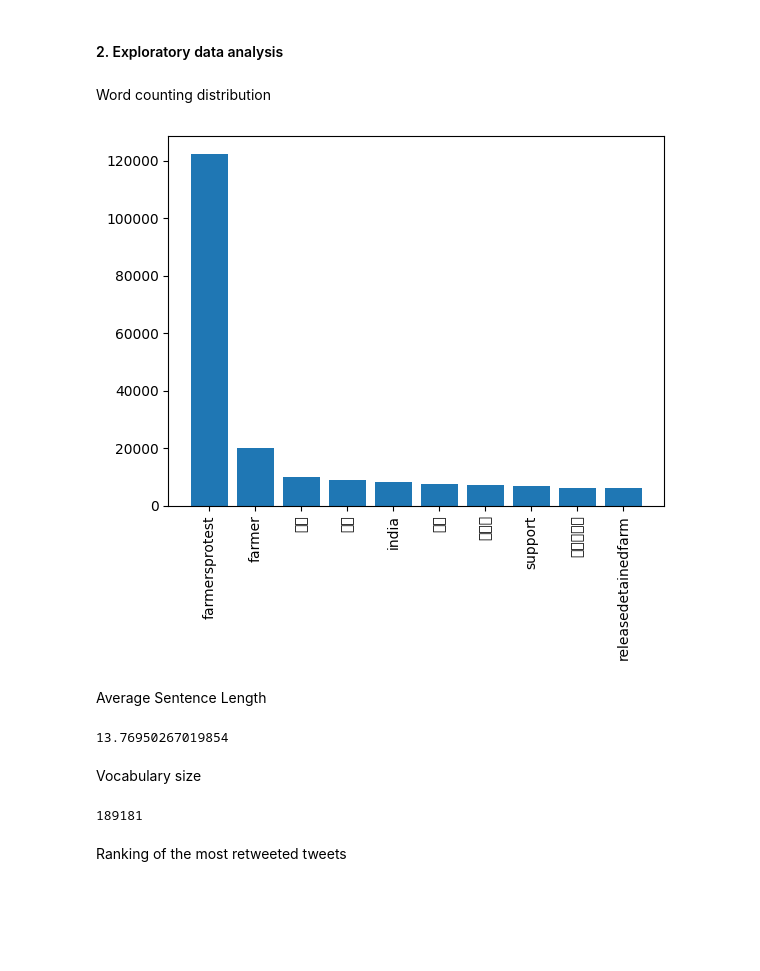
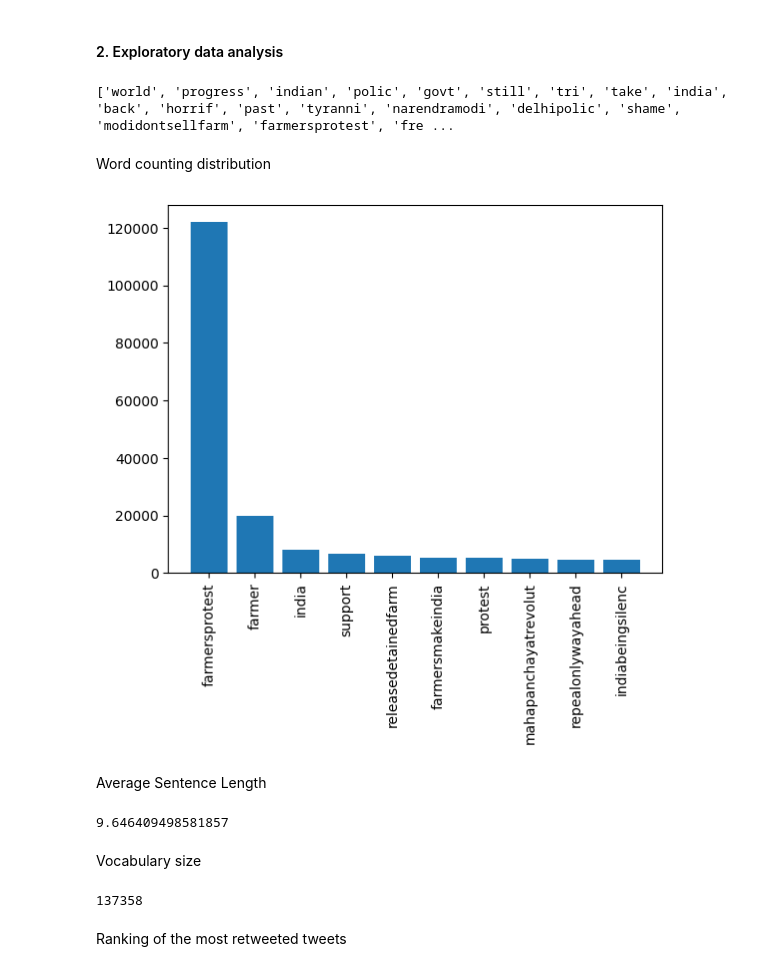
Before and after one commit to albayerga/G_102_6, a Jupyter notebook: part1.ipynb, the cells around one changed output. Drawn from its saved outputs; the diff is of its cells as text; code cells hidden in the pictures; blank space fills up the shorter version.

```diff
--- a/part1.ipynb
+++ b/part1.ipynb
@@ -114,13 +82,15 @@ terms = build_terms("hello my #name is @john. I am a student, #student 😀")
 print(terms)
 # %% [output]
 ['hello', 'name', 'john', 'student', 'student']
-# %%
-def preprocess_document(lines):
-    preprocessed_tweets = []
-    for i in range(len(lines)):
-       twt_content = lines.iloc[i]['content']
-       content_processed = build_terms(twt_content)
-       preprocessed_tweets.append(content_processed)
-    return preprocessed_tweets
+# %%
+# input: dataset of tweets, output: preprocessed dataset of tweets
+# for each tweet content - build terms
+# add a new column for hashtags
+def preprocess_document(tweets):
+    preprocessed_document = tweets.copy() # copy to avoid modifying the original dataset
+    preprocessed_document['Tweet'] = preprocessed_document['Tweet'].apply(build_terms) # build terms for each tweet
+    # order columns like Tweet | Date | Hashtags| Likes | Retweets | Url
+    preprocessed_document = preprocessed_document[['Tweet', 'Date', 'Hashtags', 'Likes', 'Retweets', 'Url']]
+    return preprocessed_document
 # %%
 processed_tweets = preprocess_document(data_tweets)
@@ -127,5 +105,18 @@ processed_tweets = preprocess_document(data_tweets)
 # %% [markdown]
 #### 2. Exploratory data analysis
+# %%
+# input: dataset of tweets with the column 'Tweet' containing the preprocessed tweets
+# output: list of lists of terms
+def preprocess_tweets(lines):
+      terms = []
+      for line in lines:
+         terms.append(line)
+      return terms
+# %%
+all_tweets_in_terms = preprocess_tweets(processed_tweets['Tweet'])
+print(all_tweets_in_terms[0])
+# %% [output]
+['world', 'progress', 'indian', 'polic', 'govt', 'still', 'tri', 'take', 'india', 'back', 'horrif', 'past', 'tyranni', 'narendramodi', 'delhipolic', 'shame', 'modidontsellfarm', 'farmersprotest', 'fre ...
 # %% [markdown]
 Word counting distribution
 # %%
@@ -139,9 +130,9 @@ def word_count_distribution(processed_tweets):
     plt.xticks(rotation=90)
     plt.show()
 # %%
-word_count_distribution(processed_tweets)
+word_count_distribution(all_tweets_in_terms)
 # %% [output]
-[figure, old version]
+[figure, new version]
 # %% [markdown]
 Average Sentence Length
 # %%
@@ -149,9 +140,9 @@ def average_sentence_length(processed_tweets):
     lengths = [len(tweet) for tweet in processed_tweets]
     return sum(lengths) / len(lengths) if lengths else 0
 # %%
-average_sentence_length(processed_tweets)
+average_sentence_length(all_tweets_in_terms)
 # %% [output]
-13.76950267019854
+9.646409498581857
 # %% [markdown]
 Vocabulary size
 # %%
@@ -159,9 +150,9 @@ def vocabulary_size(processed_terms):
     all_words = [word for tweet in processed_terms for word in tweet]
     return len(set(all_words))
 # %%
-vocabulary_size(processed_tweets)
+vocabulary_size(all_tweets_in_terms)
 # %% [output]
-189181
+137358
 # %% [markdown]
 Ranking of the most retweeted tweets
 # %%
```
Also changed, not shown: parts of 25 cells of this notebook, 1 other file.
